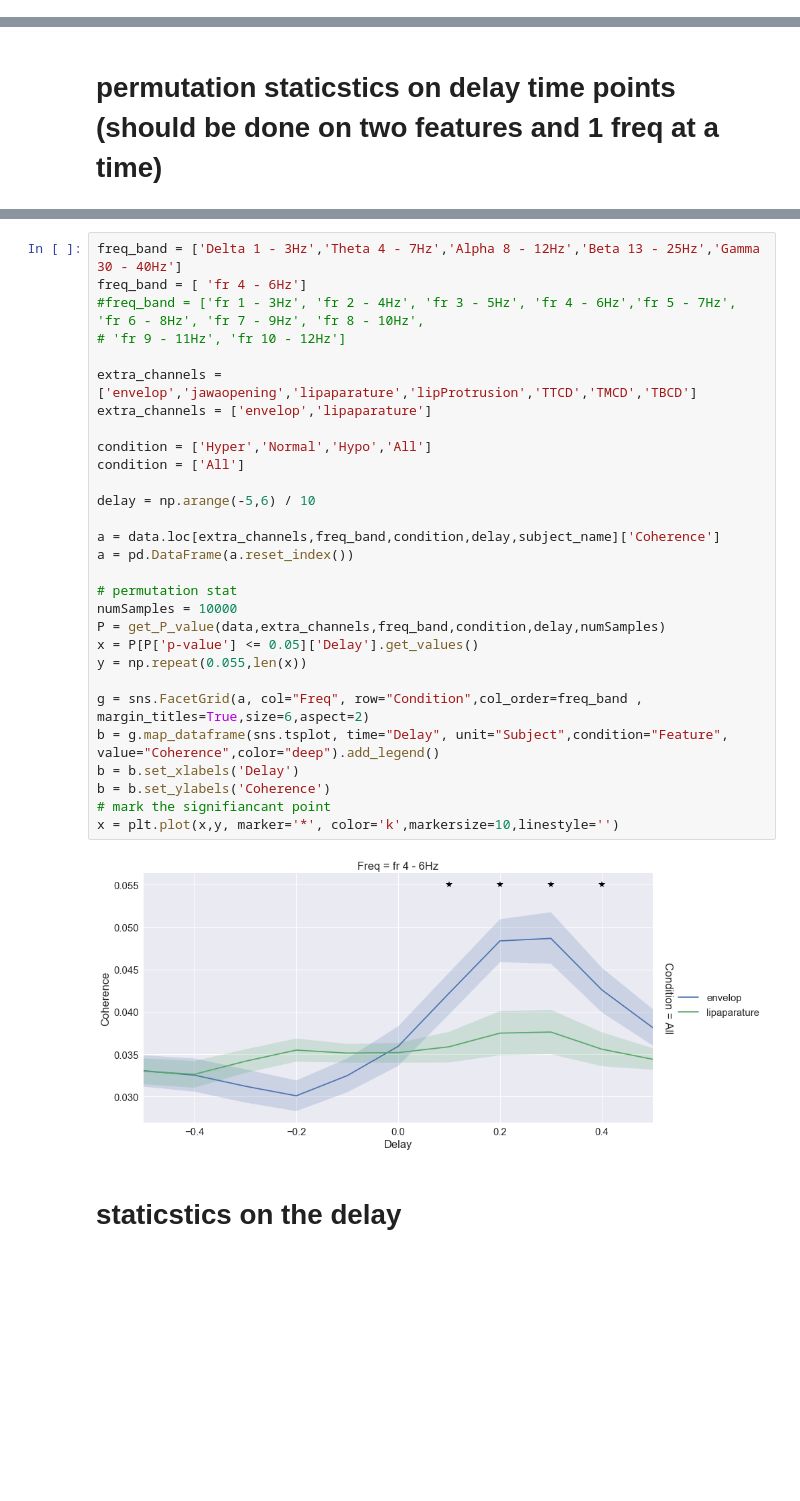
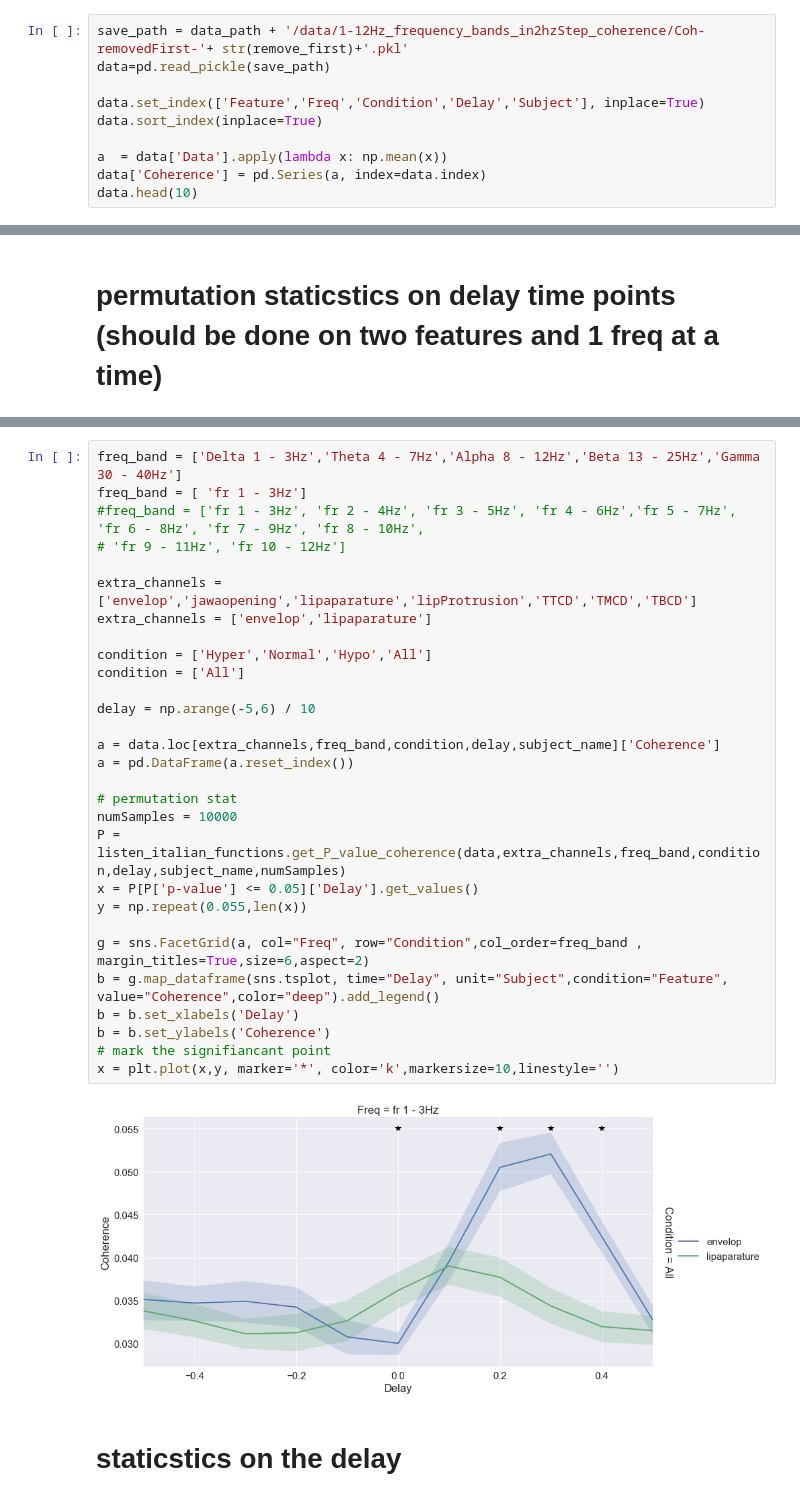
Before and after one commit to sankar-mukherjee/entrainment_python, a Jupyter notebook: coherence_investigate.ipynb, the cells around one changed output, grey strips where cells are left out. Cells and saved outputs as stored; diff of their text form; blank space fills up the shorter version.

Commit message:
partial cohrence with dealy and coherence oopsite way fixed eeg

```diff
--- a/coherence_investigate.ipynb
+++ b/coherence_investigate.ipynb
@@ -75,3 +75,13 @@ data.head(10)
 |  |  |  |  | Francesca | [0.03553686939641644, 0.017112635... | 119 | 0.045296 |
 |  |  |  |  | Giada | [0.03836723365391403, 0.035028023... | 121 | 0.042186 |
 |  |  |  |  | Gianluca1 | [0.030962435061166967, 0.02531144... | 120 | 0.034675 |
+# %%
+save_path = data_path + '/data/1-12Hz_frequency_bands_in2hzStep_coherence/Coh-removedFirst-'+ str(remove_first)+'.pkl'
+data=pd.read_pickle(save_path)
+
+data.set_index(['Feature','Freq','Condition','Delay','Subject'], inplace=True)
+data.sort_index(inplace=True)
+
+a  = data['Data'].apply(lambda x: np.mean(x))
+data['Coherence'] = pd.Series(a, index=data.index)
+data.head(10)
@@ -267,34 +250,34 @@ def get_P_value(data,extra_channels,freq_band,condition,delay,numSamples):
 # %%
 freq_band = ['Delta 1 - 3Hz','Theta 4 - 7Hz','Alpha 8 - 12Hz','Beta 13 - 25Hz','Gamma 30 - 40Hz']
-freq_band = [ 'fr 4 - 6Hz']
+freq_band = [ 'fr 1 - 3Hz']
 #freq_band = ['fr 1 - 3Hz', 'fr 2 - 4Hz', 'fr 3 - 5Hz', 'fr 4 - 6Hz','fr 5 - 7Hz', 'fr 6 - 8Hz', 'fr 7 - 9Hz', 'fr 8 - 10Hz',
 # 'fr 9 - 11Hz', 'fr 10 - 12Hz']
 
 extra_channels = ['envelop','jawaopening','lipaparature','lipProtrusion','TTCD','TMCD','TBCD']
 extra_channels = ['envelop','lipaparature']
 
 condition = ['Hyper','Normal','Hypo','All']
 condition = ['All']
 
 delay = np.arange(-5,6) / 10
 
 a = data.loc[extra_channels,freq_band,condition,delay,subject_name]['Coherence']
 a = pd.DataFrame(a.reset_index())
 
 # permutation stat
 numSamples = 10000
-P = get_P_value(data,extra_channels,freq_band,condition,delay,numSamples)
+P = listen_italian_functions.get_P_value_coherence(data,extra_channels,freq_band,condition,delay,subject_name,numSamples)
 x = P[P['p-value'] <= 0.05]['Delay'].get_values()
 y = np.repeat(0.055,len(x))
 
 g = sns.FacetGrid(a, col="Freq", row="Condition",col_order=freq_band , margin_titles=True,size=6,aspect=2)
 b = g.map_dataframe(sns.tsplot, time="Delay", unit="Subject",condition="Feature", value="Coherence",color="deep").add_legend()
 b = b.set_xlabels('Delay')
 b = b.set_ylabels('Coherence')
 # mark the signifiancant point
 x = plt.plot(x,y, marker='*', color='k',markersize=10,linestyle='')
 # %% [output]
-[figure, old version]
+[figure, new version]
 # %% [markdown]
 # staticstics on the delay
 # %%
```
Also changed, not shown: parts of 7 cells of this notebook, 5 other files.
